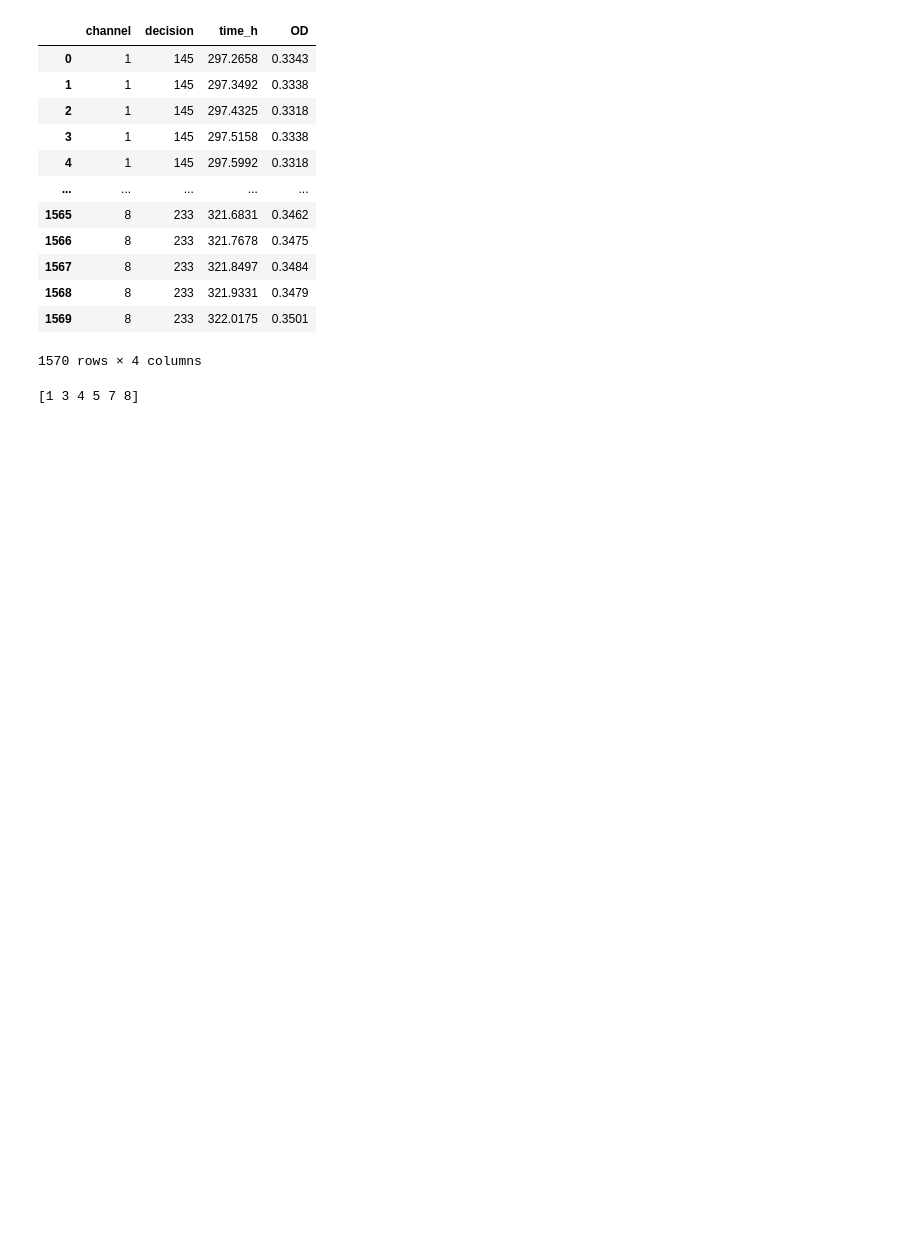
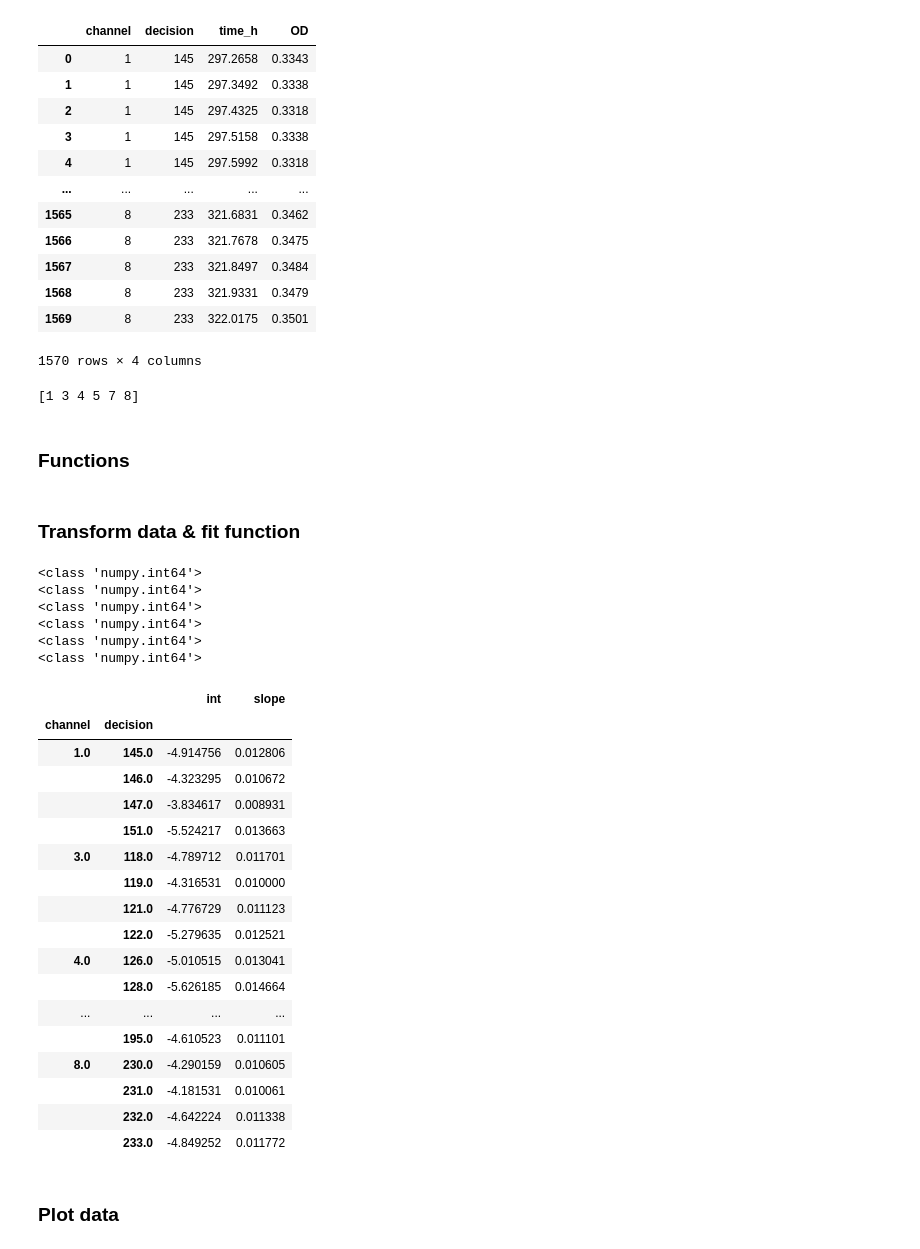
Before and after one commit to EvaPeet-sp/SystemsPractice, a Jupyter notebook: turbidostat.ipynb, the cells around one changed output. Drawn from its saved outputs; the diff is of its cells as text; code cells hidden in the pictures; blank space fills up the shorter version.

```diff
--- a/turbidostat.ipynb
+++ b/turbidostat.ipynb
@@ -25,4 +33,6 @@ df_turbido
 print(df_turbido.channel.unique())
 # %% [output]
 [1 3 4 5 7 8]
+# %% [markdown]
+### Functions
 # %%
@@ -36,3 +47,5 @@ def get_distinct_colors(n):
         value = 0.85
         colors.append(colorsys.hsv_to_rgb(hue, saturation, value))
     return colors
+# %% [markdown]
+### Transform data & fit function
@@ -38,0 +57,52 @@ def get_distinct_colors(n):
+# %%
+
+
+df_coefs = pd.DataFrame(columns= ['channel', 'decision', 'int', 'slope'])
+
+# for each decision, in each channel,
+for channel in df_transform.channel.unique():
+    print(type(channel))
+    df_channel = df_transform[df_transform.channel == channel]
+    for decision in df_channel.decision.unique():
+        df_decision = df_channel[df_channel.decision == decision]
+
+        # we fit a linear function
+        coefs = poly.polyfit(df_decision["time_h"], df_decision["ODtrns"], 1)
+
+        # store the params
+        df_coefs.loc[len(df_coefs)] = [int(channel), int(decision),  coefs[0] , coefs[1]]
+
+
+df_coefs
+# coefs = poly.polyfit(x, y, 1)
+df_coefs = df_coefs.set_index(['channel', 'decision'])
+
+df_coefs
+# # linear = poly.Polynomial.fit(x, y, 1)
+# %% [output]
+<class 'numpy.int64'>
+<class 'numpy.int64'>
+<class 'numpy.int64'>
+<class 'numpy.int64'>
+<class 'numpy.int64'>
+<class 'numpy.int64'>
+|  |  | int | slope |
+| channel | decision |  |  |
+| 1.0 | 145.0 | -4.914756 | 0.012806 |
+|  | 146.0 | -4.323295 | 0.010672 |
+|  | 147.0 | -3.834617 | 0.008931 |
+|  | 151.0 | -5.524217 | 0.013663 |
+| 3.0 | 118.0 | -4.789712 | 0.011701 |
+|  | 119.0 | -4.316531 | 0.010000 |
+|  | 121.0 | -4.776729 | 0.011123 |
+|  | 122.0 | -5.279635 | 0.012521 |
+| 4.0 | 126.0 | -5.010515 | 0.013041 |
+|  | 128.0 | -5.626185 | 0.014664 |
+| ... | ... | ... | ... |
+|  | 195.0 | -4.610523 | 0.011101 |
+| 8.0 | 230.0 | -4.290159 | 0.010605 |
+|  | 231.0 | -4.181531 | 0.010061 |
+|  | 232.0 | -4.642224 | 0.011338 |
+|  | 233.0 | -4.849252 | 0.011772 |
+# %% [markdown]
+### Plot data
```
Also changed, not shown: parts of 6 cells of this notebook.
